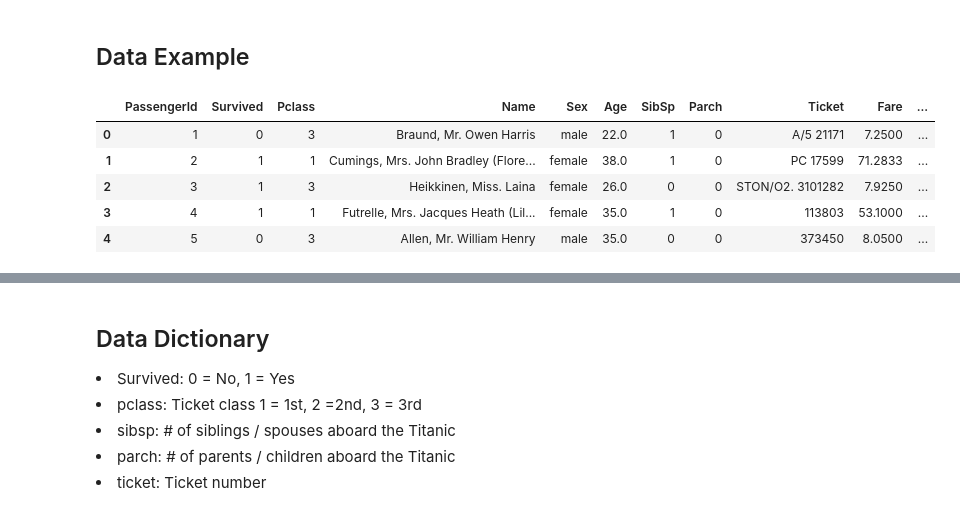
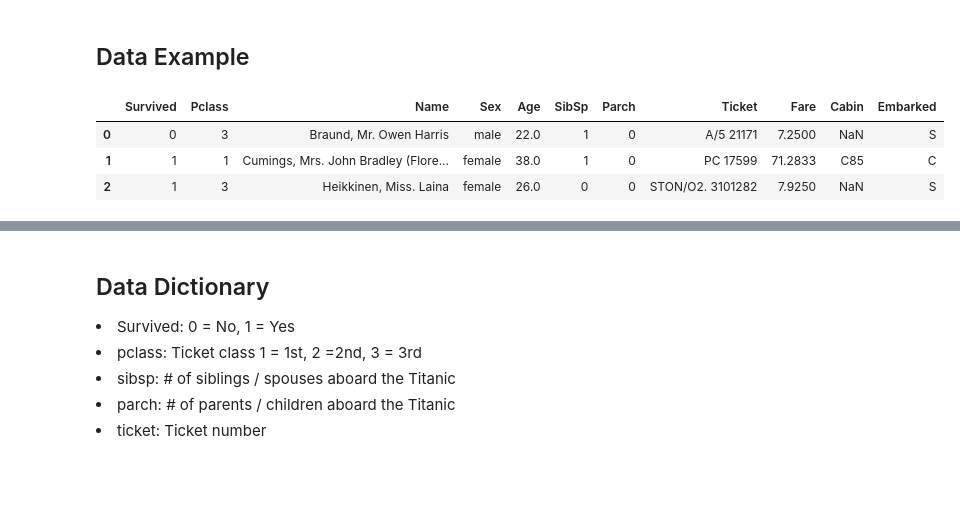
Before and after one commit to wcrbrm/notebooks-scikit, a Jupyter notebook: titanic/TitanicSurvivals.ipynb, the cells around one changed output, grey strips where cells are left out. Drawn from its saved outputs; the diff is of its cells as text; code cells hidden in the pictures; blank space fills up the shorter version.

```diff
--- a/titanic/TitanicSurvivals.ipynb
+++ b/titanic/TitanicSurvivals.ipynb
@@ -6,11 +1,24 @@ combined = [train, test]
+# %%
+import pandas as pd
+train = pd.read_csv('train.csv').drop(columns=["PassengerId"])
+test = pd.read_csv('test.csv')
+combined = [train, test]
+
+# from pandas.compat import StringIO
+from IPython.display import display_html
+
+def display2str(col1, col2):
+    display_html(f"<table><tr><td>TRAIN:<pre>{col1}</pre></td>" +
+                 f"<td>TEST:<pre>{col2}</pre></td></tr></table>", raw=True)
+def display2frames(df1, df2):
+    display_html(f"<table><tr><td><pre>{df1}</pre></td>" +
+                 f"<td><pre>{df2}</pre></td></tr></table>", raw=True)
 # %% [markdown]
 ## Data Example
 # %%
-train.head(5)
+train.head(3)
 # %% [output]
-|  | PassengerId | Survived | Pclass | Name | Sex | Age | SibSp | Parch | Ticket | Fare | ... |
-| 0 | 1 | 0 | 3 | Braund, Mr. Owen Harris | male | 22.0 | 1 | 0 | A/5 21171 | 7.2500 | ... |
-| 1 | 2 | 1 | 1 | Cumings, Mrs. John Bradley (Flore... | female | 38.0 | 1 | 0 | PC 17599 | 71.2833 | ... |
-| 2 | 3 | 1 | 3 | Heikkinen, Miss. Laina | female | 26.0 | 0 | 0 | STON/O2. 3101282 | 7.9250 | ... |
-| 3 | 4 | 1 | 1 | Futrelle, Mrs. Jacques Heath (Lil... | female | 35.0 | 1 | 0 | 113803 | 53.1000 | ... |
-| 4 | 5 | 0 | 3 | Allen, Mr. William Henry | male | 35.0 | 0 | 0 | 373450 | 8.0500 | ... |
+|  | Survived | Pclass | Name | Sex | Age | SibSp | Parch | Ticket | Fare | Cabin | Embarked |
+| 0 | 0 | 3 | Braund, Mr. Owen Harris | male | 22.0 | 1 | 0 | A/5 21171 | 7.2500 | NaN | S |
+| 1 | 1 | 1 | Cumings, Mrs. John Bradley (Flore... | female | 38.0 | 1 | 0 | PC 17599 | 71.2833 | C85 | C |
+| 2 | 1 | 3 | Heikkinen, Miss. Laina | female | 26.0 | 0 | 0 | STON/O2. 3101282 | 7.9250 | NaN | S |
```
Also changed, not shown: parts of 16 cells of this notebook.
